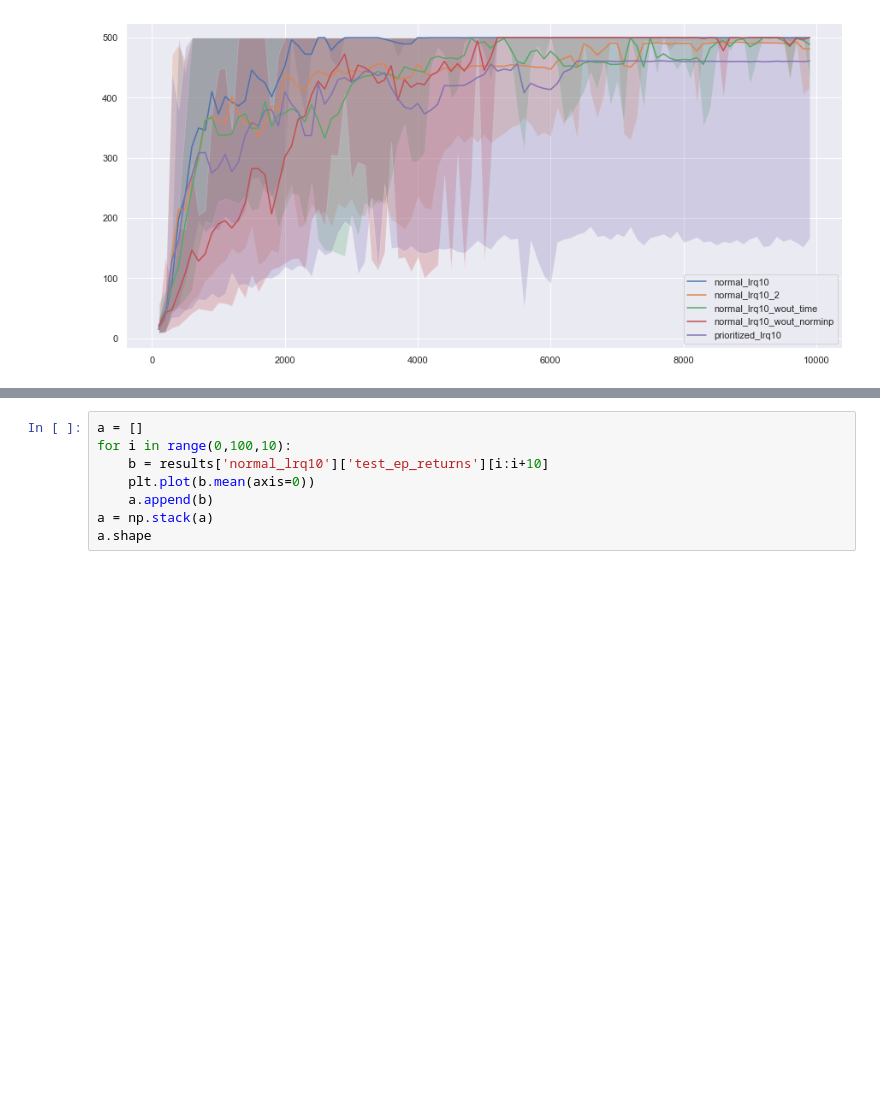
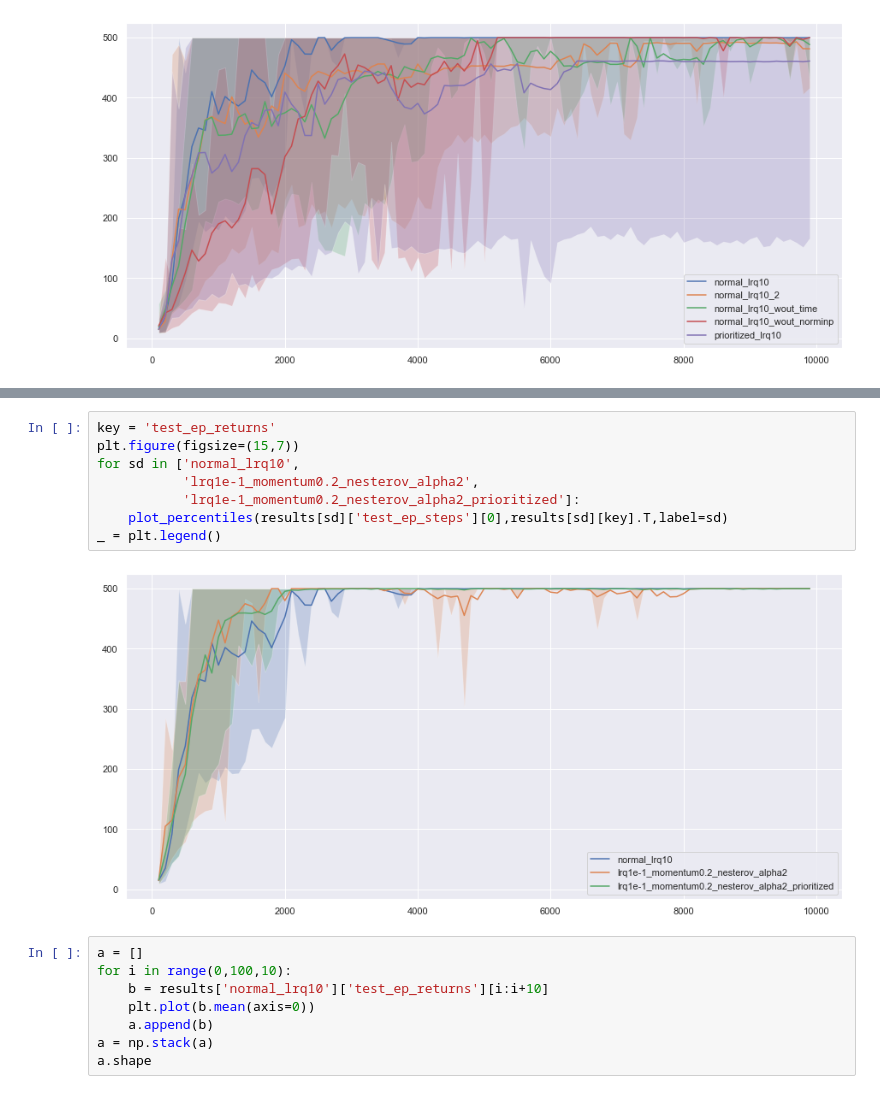
Before and after one commit to justinmaojones/agentflow, a Jupyter notebook: notebooks/eval_results_cartpole_ddpg_stable_01.ipynb, the cells around one changed output, grey strips where cells are left out. Drawn from its saved outputs; the diff is of its cells as text; blank space fills up the shorter version.

Commit message:
more cartpole results

```diff
--- a/notebooks/eval_results_cartpole_ddpg_stable_01.ipynb
+++ b/notebooks/eval_results_cartpole_ddpg_stable_01.ipynb
@@ -148,3 +151,13 @@ _ = plt.legend()
+# %%
+key = 'test_ep_returns'
+plt.figure(figsize=(15,7))
+for sd in ['normal_lrq10',
+           'lrq1e-1_momentum0.2_nesterov_alpha2',
+           'lrq1e-1_momentum0.2_nesterov_alpha2_prioritized']:
+    plot_percentiles(results[sd]['test_ep_steps'][0],results[sd][key].T,label=sd)
+_ = plt.legend()
+# %% [output]
+[figure, added]
 # %%
 a = []
 for i in range(0,100,10):
```
Also changed, not shown: parts of 6 cells of this notebook.
